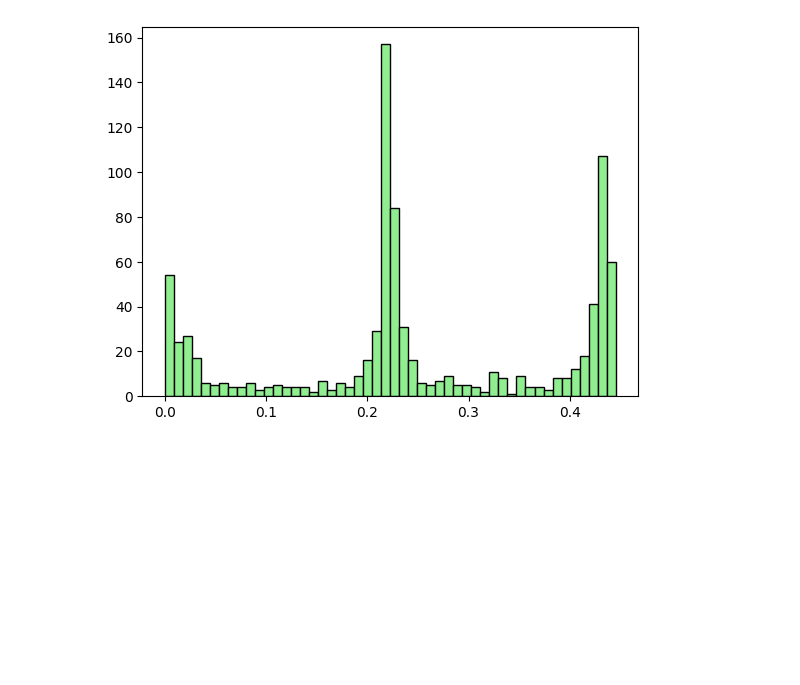
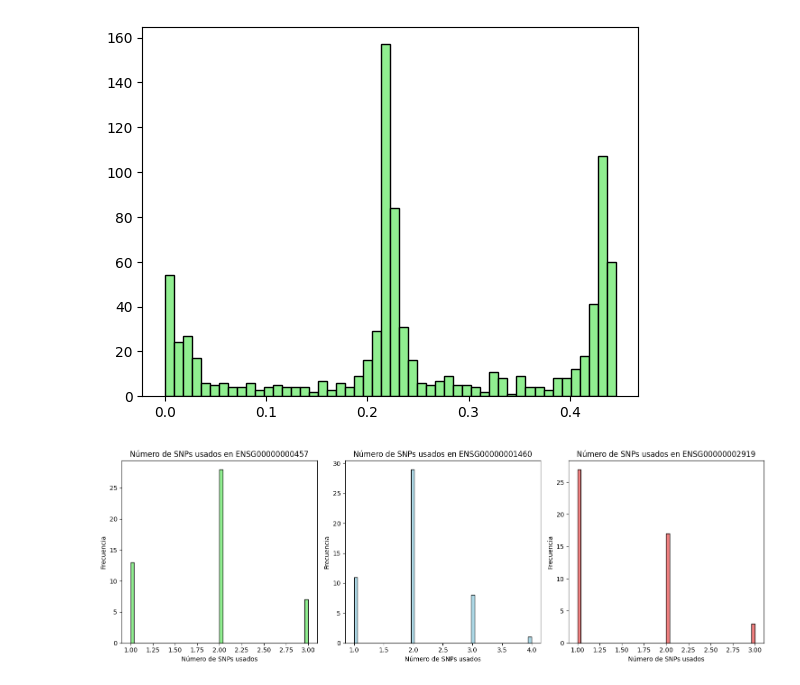
Before and after one commit to miguelgiralv/TFM, a Jupyter notebook: reports/distribucion_expresion_mashr.ipynb, the cells around one changed output. Cells and saved outputs as stored; diff of their text form; code cells hidden in the pictures; blank space fills up the shorter version.

```diff
--- a/reports/distribucion_expresion_mashr.ipynb
+++ b/reports/distribucion_expresion_mashr.ipynb
@@ -80,3 +82,71 @@ plt.hist(distribucion_3, color='lightgreen', ec='black', bins=50)
         0.44535018]),
  <BarContainer object of 50 artists>)
 [figure]
+# %%
+def process_gene_summary_files(gene_name):
+    # Definir la lista de archivos de resumen que cumplen con el patrón especificado
+    summary_files = [f for f in os.listdir(os.path.join(path, "results/predictXcan/test/vcf_1000G_hg37_mashr")) if f.startswith("mashr_") and f.endswith('_summary.txt')]
+
+    # Crear una lista para almacenar DataFrames temporales
+    df_list = []
+
+    # Iterar sobre cada archivo en la lista de archivos de resumen
+    for summary_file in summary_files:
+        # Construir la ruta completa al archivo
+        summary_file_path = os.path.join(path, "results/predictXcan/test/vcf_1000G_hg37_mashr", summary_file)
+
+        # Extraer el nombre del tejido del nombre del archivo
+        match = re.search(r'mashr_(.*?)_summary\.txt', summary_file)
+        tissue_name = match.group(1)
+
+        # Leer el archivo CSV en un DataFrame
+        df_sub_summary = pd.read_csv(summary_file_path, sep="\t")
+
+        # Filtrar el DataFrame para obtener solo las filas del gen especificado
+        df_sub_summary = df_sub_summary[df_sub_summary["gene"] == gene_name]
+
+        # Añadir una columna para el nombre del tejido
+        df_sub_summary["tissue"] = tissue_name
+
+        # Agregar el DataFrame filtrado a la lista de DataFrames
+        df_list.append(df_sub_summary)
+
+    # Concatenar todos los DataFrames en uno solo usando pd.concat()
+    df_summary_gene = pd.concat(df_list, ignore_index=True)
+
+    return df_summary_gene
+
+ENSG00000000457=process_gene_summary_files("ENSG00000000457.13")
+
+ENSG00000001460=process_gene_summary_files("ENSG00000001460.17")
+
+ENSG00000002919=process_gene_summary_files("ENSG00000002919.14")
+
+plt.figure(figsize=(15, 5))  # Configura el tamaño de la figura
+
+# Primer histograma para ENSG00000000457
+plt.subplot(1, 3, 1)  # (filas, columnas, índice del gráfico)
+plt.hist(ENSG00000000457["n_snps_used"], color='lightgreen', ec='black', bins=50)
+plt.title("Número de SNPs usados en ENSG00000000457")
+plt.xlabel("Número de SNPs usados")
+plt.ylabel("Frecuencia")
+
+# Segundo histograma para ENSG00000001460
+plt.subplot(1, 3, 2)
+plt.hist(ENSG00000001460["n_snps_used"], color='lightblue', ec='black', bins=50)
+plt.title("Número de SNPs usados en ENSG00000001460")
+plt.xlabel("Número de SNPs usados")
+plt.ylabel("Frecuencia")
+
+# Tercer histograma para ENSG00000002919
+plt.subplot(1, 3, 3)
+plt.hist(ENSG00000002919["n_snps_used"], color='lightcoral', ec='black', bins=50)
+plt.title("Número de SNPs usados en ENSG00000002919")
+plt.xlabel("Número de SNPs usados")
+plt.ylabel("Frecuencia")
+
+# Ajustar el diseño y mostrar los histogramas
+plt.tight_layout()
+plt.show()
+# %% [output]
+[figure, added]
```
Also changed, not shown: parts of 1 cell of this notebook, 10 other files.
